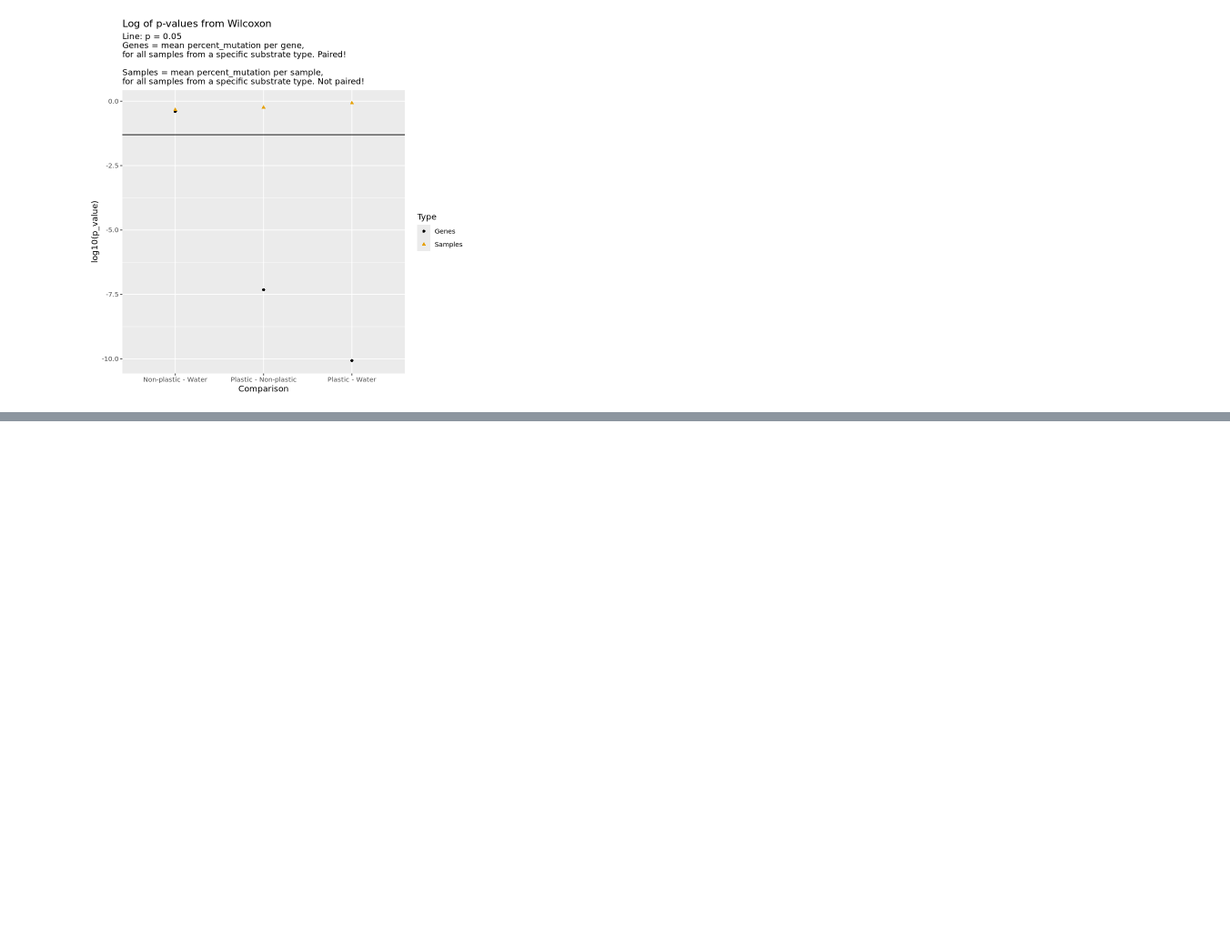
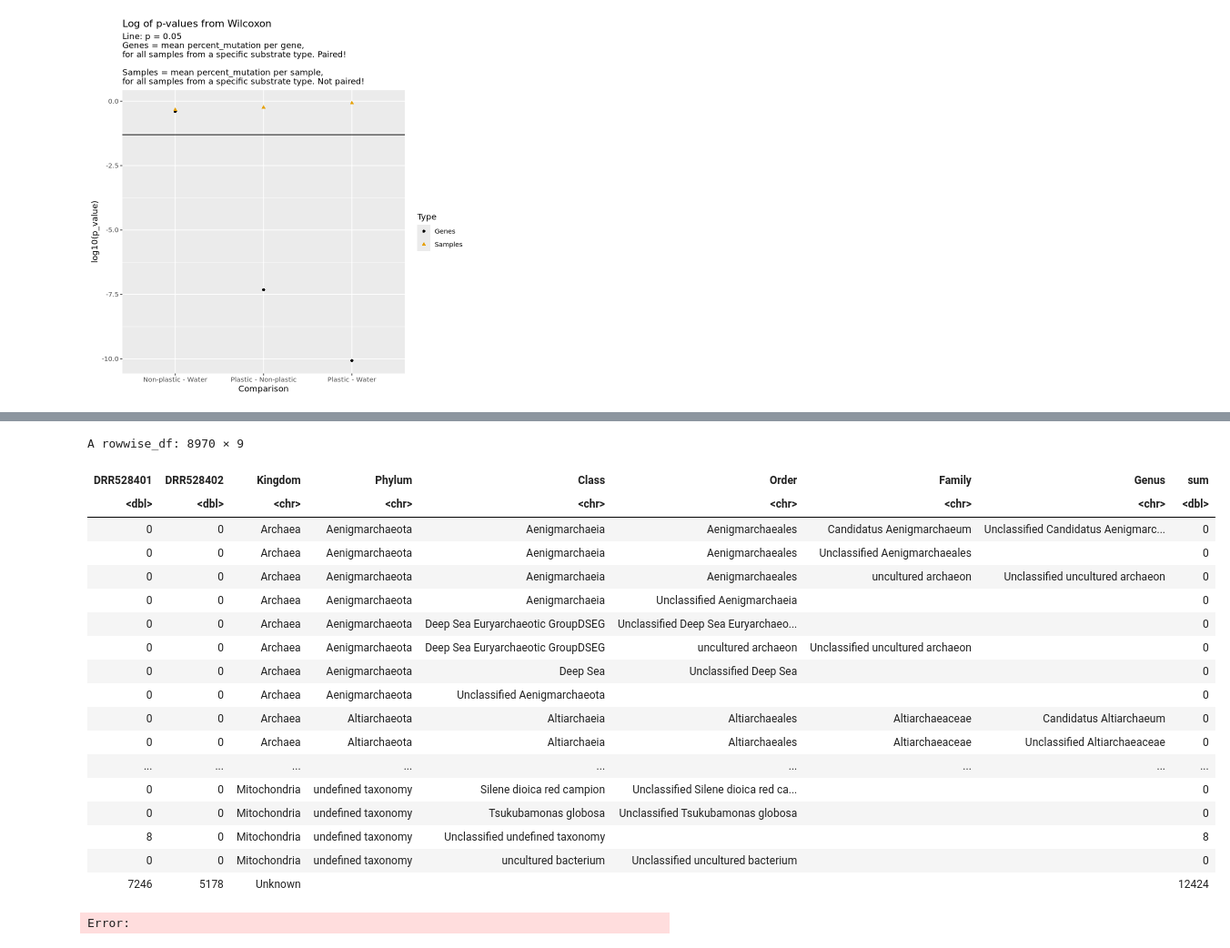
Before and after one commit to blomfelt/plastisphere, a Jupyter notebook: plastisphere.ipynb, the cells around one changed output, grey strips where cells are left out. Shown at 91% size. Saved outputs shown, nothing was run; the diff lists cells and outputs as text; code cells hidden in the pictures; blank space fills up the shorter version.

Commit message:
Begin work on taxonomy

```diff
--- a/plastisphere.ipynb
+++ b/plastisphere.ipynb
@@ -1015,0 +1018,6 @@ p_values %>%
+# %%
+metaxa_dc <- read_tsv("storeDir/MetaxaQR_dc/collected_data_unique_run_id.txt", show_col_types = FALSE) %>%
+    rename_at(vars(ends_with('_unique_run_id')), ~ str_remove(., "\\_unique_run_id")) %>%
+    # Split the taxa into columns for KronaTools to use and place them last.
+    separate_wider_delim(Taxa, delim = ";", names = c("Kingdom", "Phylum", "Class", "Order", "Family", "Genus")) %>%
+    relocate(c("Kingdom", "Phylum", "Class", "Order", "Family", "Genus"), .after = everything())
@@ -1016,3 +1039,32 @@ p_values %>%
+# %%
+#samples_plastic <- sample_metadata %>%
+#    filter(Sampletype == "Plastic")
+
+metaxa_dc %>%
+    dplyr::select(DRR528401, DRR528402, Kingdom:Genus) %>%
+    rowwise() %>%
+    mutate(sum = sum(!(Kingdom:Genus))))
+# %% [output]
+A rowwise_df: 8970 × 9
+| DRR528401 | DRR528402 | Kingdom | Phylum | Class | Order | Family | Genus | sum |
+| <dbl> | <dbl> | <chr> | <chr> | <chr> | <chr> | <chr> | <chr> | <dbl> |
+| 0 | 0 | Archaea | Aenigmarchaeota | Aenigmarchaeia | Aenigmarchaeales | Candidatus Aenigmarchaeum | Unclassified Candidatus Aenigmarc... | 0 |
+| 0 | 0 | Archaea | Aenigmarchaeota | Aenigmarchaeia | Aenigmarchaeales | Unclassified Aenigmarchaeales |  | 0 |
+| 0 | 0 | Archaea | Aenigmarchaeota | Aenigmarchaeia | Aenigmarchaeales | uncultured archaeon | Unclassified uncultured archaeon | 0 |
+| 0 | 0 | Archaea | Aenigmarchaeota | Aenigmarchaeia | Unclassified Aenigmarchaeia |  |  | 0 |
+| 0 | 0 | Archaea | Aenigmarchaeota | Deep Sea Euryarchaeotic GroupDSEG | Unclassified Deep Sea Euryarchaeo... |  |  | 0 |
+| 0 | 0 | Archaea | Aenigmarchaeota | Deep Sea Euryarchaeotic GroupDSEG | uncultured archaeon | Unclassified uncultured archaeon |  | 0 |
+| 0 | 0 | Archaea | Aenigmarchaeota | Deep Sea | Unclassified Deep Sea |  |  | 0 |
+| 0 | 0 | Archaea | Aenigmarchaeota | Unclassified Aenigmarchaeota |  |  |  | 0 |
+| 0 | 0 | Archaea | Altiarchaeota | Altiarchaeia | Altiarchaeales | Altiarchaeaceae | Candidatus Altiarchaeum | 0 |
+| 0 | 0 | Archaea | Altiarchaeota | Altiarchaeia | Altiarchaeales | Altiarchaeaceae | Unclassified Altiarchaeaceae | 0 |
+| ... | ... | ... | ... | ... | ... | ... | ... | ... |
+| 0 | 0 | Mitochondria | undefined taxonomy | Silene dioica red campion | Unclassified Silene dioica red ca... |  |  | 0 |
+| 0 | 0 | Mitochondria | undefined taxonomy | Tsukubamonas globosa | Unclassified Tsukubamonas globosa |  |  | 0 |
+| 8 | 0 | Mitochondria | undefined taxonomy | Unclassified undefined taxonomy |  |  |  | 8 |
+| 0 | 0 | Mitochondria | undefined taxonomy | uncultured bacterium | Unclassified uncultured bacterium |  |  | 0 |
+| 7246 | 5178 | Unknown |  |  |  |  |  | 12424 |
+Error:
 # %%
 #df_counts[which(str_detect(df_counts$Description, 'A1085V')), ]
 #df_counts
```
Also changed, not shown: parts of 6 cells of this notebook.
